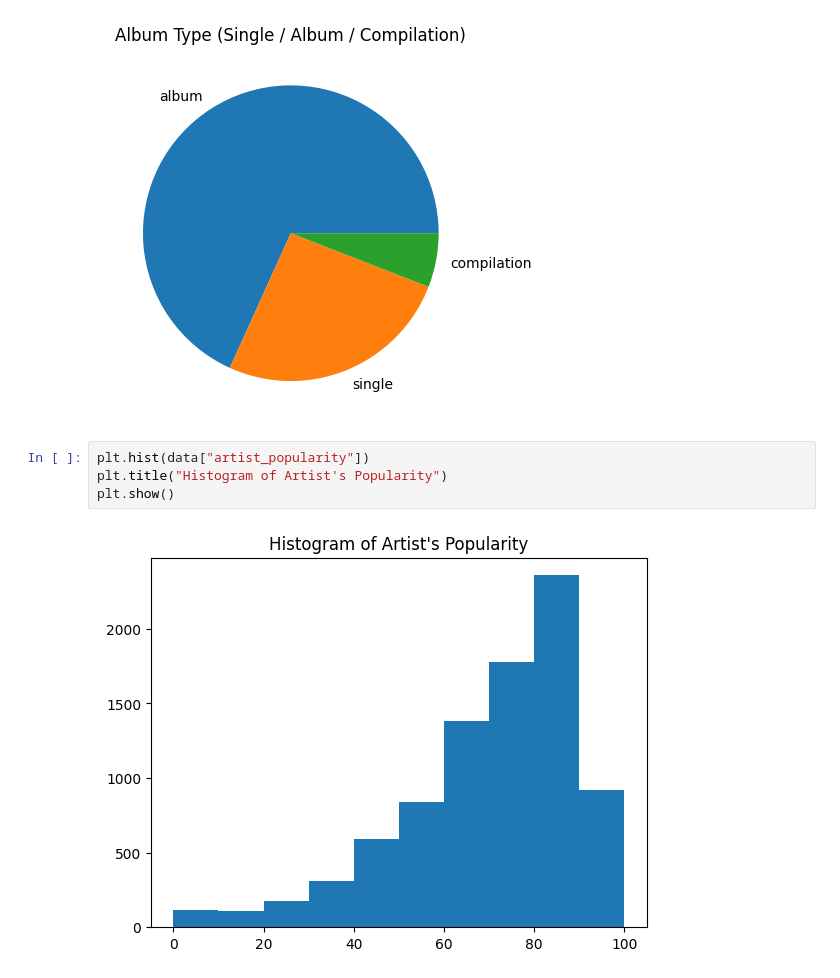
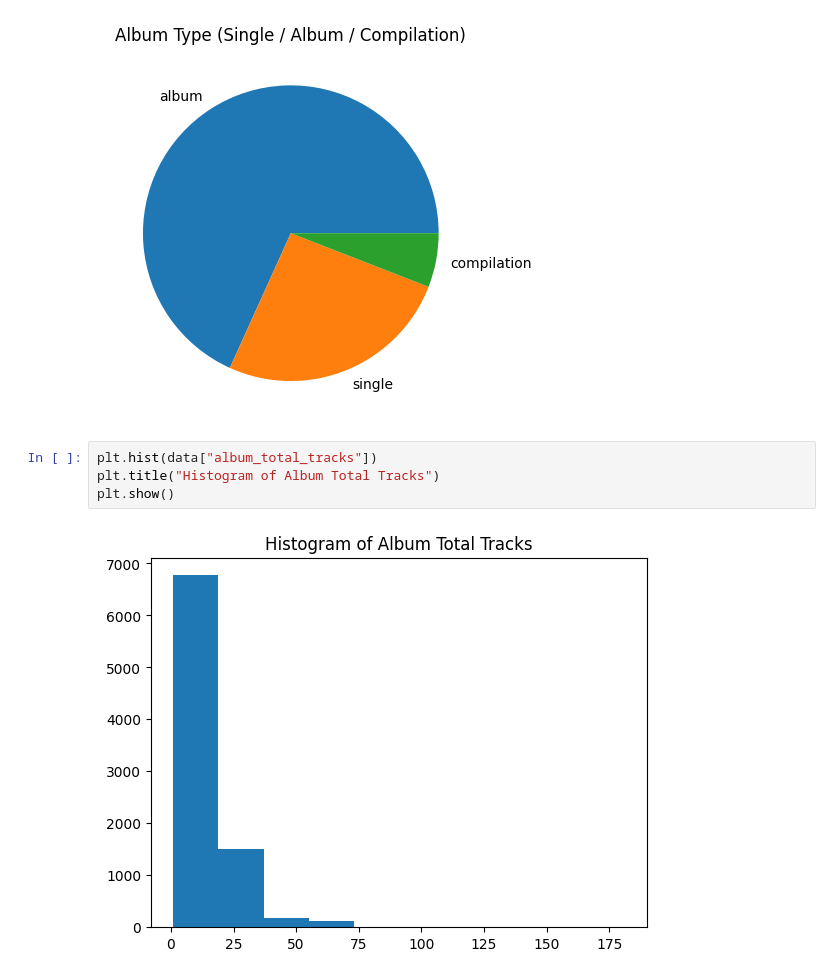
Before and after one commit to rrachxz/WIA1007, a Jupyter notebook: tutorial 4/tutorial4.ipynb, the cells around one changed output. Cells and saved outputs as stored; diff of their text form.

```diff
--- a/tutorial 4/tutorial4.ipynb
+++ b/tutorial 4/tutorial4.ipynb
@@ -74,8 +74,8 @@ plt.show()
 # %% [output]
 [figure]
 # %%
-plt.hist(data["artist_popularity"])
-plt.title("Histogram of Artist's Popularity")
+plt.hist(data["album_total_tracks"])
+plt.title("Histogram of Album Total Tracks")
 plt.show()
 # %% [output]
-[figure, old version]
+[figure, new version]
```
